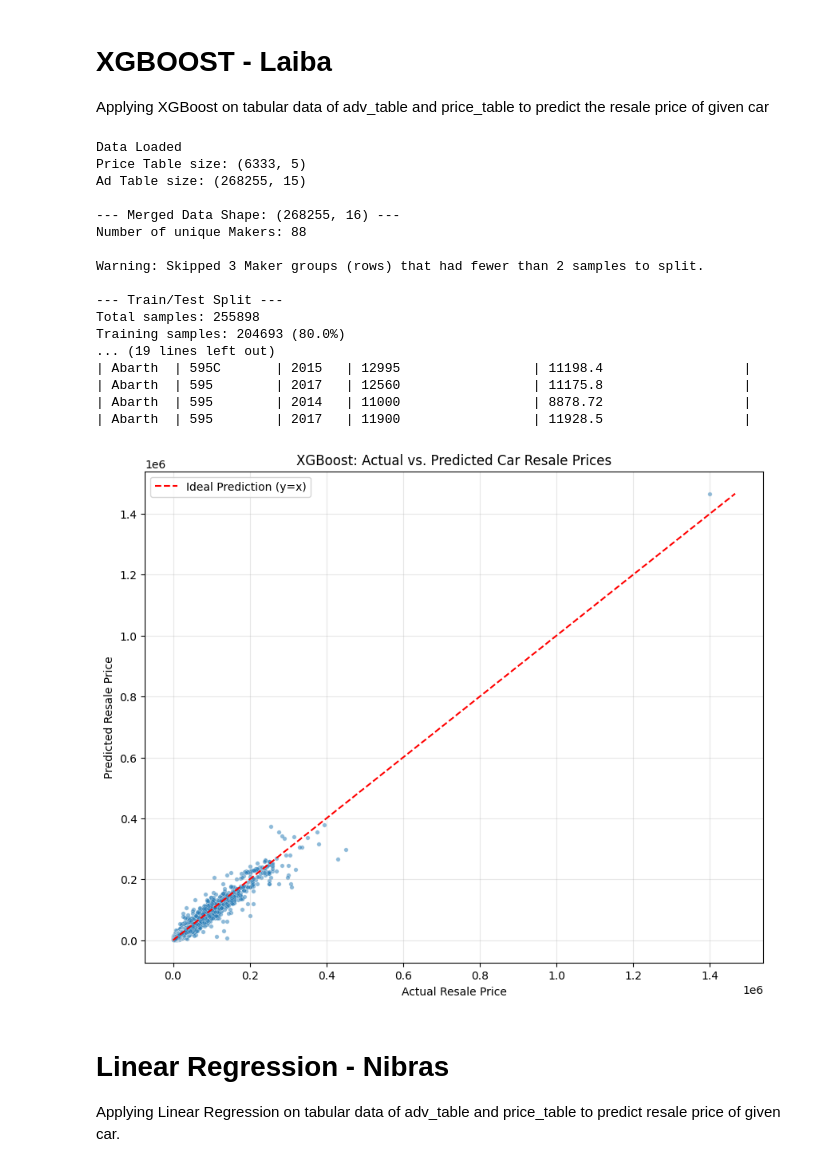
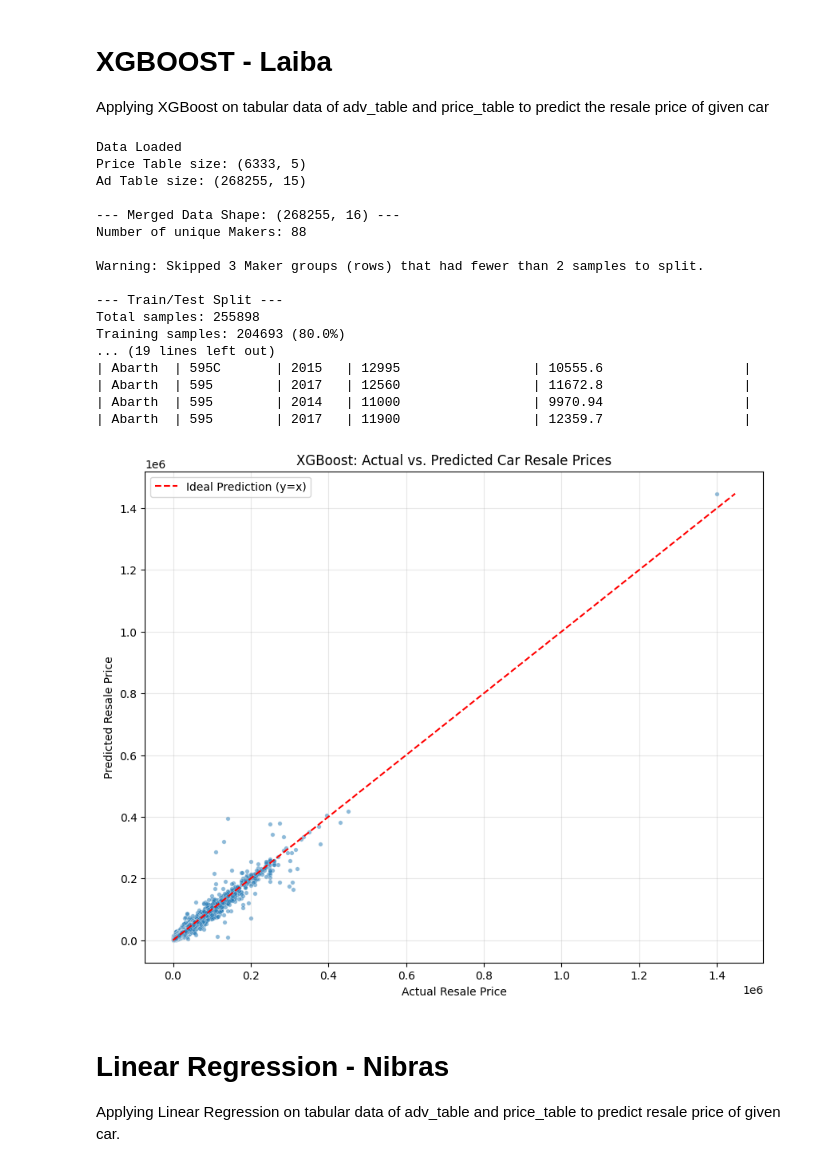
Before and after one commit to JCherry101/DMML-GROUP_12, a Jupyter notebook: DMML_GROUP_12.ipynb, the cells around one changed output. Drawn from its saved outputs; the diff is of its cells as text; code cells hidden in the pictures.

```diff
--- a/DMML_GROUP_12.ipynb
+++ b/DMML_GROUP_12.ipynb
@@ -204,7 +204,7 @@ xgb_model = xgb.XGBRegressor(
     objective='reg:squarederror',
     n_estimators=100,
     learning_rate=0.1,
-    max_depth=6,
+    max_depth=10,
     random_state=42,
     n_jobs=-1
 )
@@ -238,38 +238,38 @@ results_df = context_df.merge(results_df, left_index=True, right_index=True)
 
 print("\n--- Actual vs. Predicted Resale Prices (Sample of Test Set) ---")
 print(results_df.head(10).to_markdown(index=False, numalign="left", stralign="left"))
 
 #scatter plot showing predicted values against the line of actual values
 plt.figure(figsize=(10, 8))
 sns.scatterplot(x='Actual_Resale_Price', y='Predicted_Resale_Price', data=results_df, alpha=0.5, s=15)
 #find the maximum value for the limits
 max_price = results_df[['Actual_Resale_Price', 'Predicted_Resale_Price']].max().max()
 plt.plot([0, max_price], [0, max_price], color='red', linestyle='--', label='Ideal Prediction (y=x)')
 plt.title('XGBoost: Actual vs. Predicted Car Resale Prices')
 plt.xlabel('Actual Resale Price')
 plt.ylabel('Predicted Resale Price')
 plt.legend()
 plt.grid(True, alpha=0.3)
 plt.show()
 # %% [output]
 Data Loaded
 Price Table size: (6333, 5)
 Ad Table size: (268255, 15)
 
 --- Merged Data Shape: (268255, 16) ---
 Number of unique Makers: 88
 
 Warning: Skipped 3 Maker groups (rows) that had fewer than 2 samples to split.
 
 --- Train/Test Split ---
 Total samples: 255898
 Training samples: 204693 (80.0%)
 ... (19 lines left out)
-| Abarth  | 595C       | 2015   | 12995                 | 11198.4                  |
-| Abarth  | 595        | 2017   | 12560                 | 11175.8                  |
-| Abarth  | 595        | 2014   | 11000                 | 8878.72                  |
-| Abarth  | 595        | 2017   | 11900                 | 11928.5                  |
+| Abarth  | 595C       | 2015   | 12995                 | 10555.6                  |
+| Abarth  | 595        | 2017   | 12560                 | 11672.8                  |
+| Abarth  | 595        | 2014   | 11000                 | 9970.94                  |
+| Abarth  | 595        | 2017   | 11900                 | 12359.7                  |
-[figure, old version]
+[figure, new version]
 # %% [markdown]
 # **Linear Regression - Nibras**
 Applying Linear Regression on tabular data of adv_table and price_table to predict resale price of given car.
```
Also changed, not shown: parts of 4 cells of this notebook.
